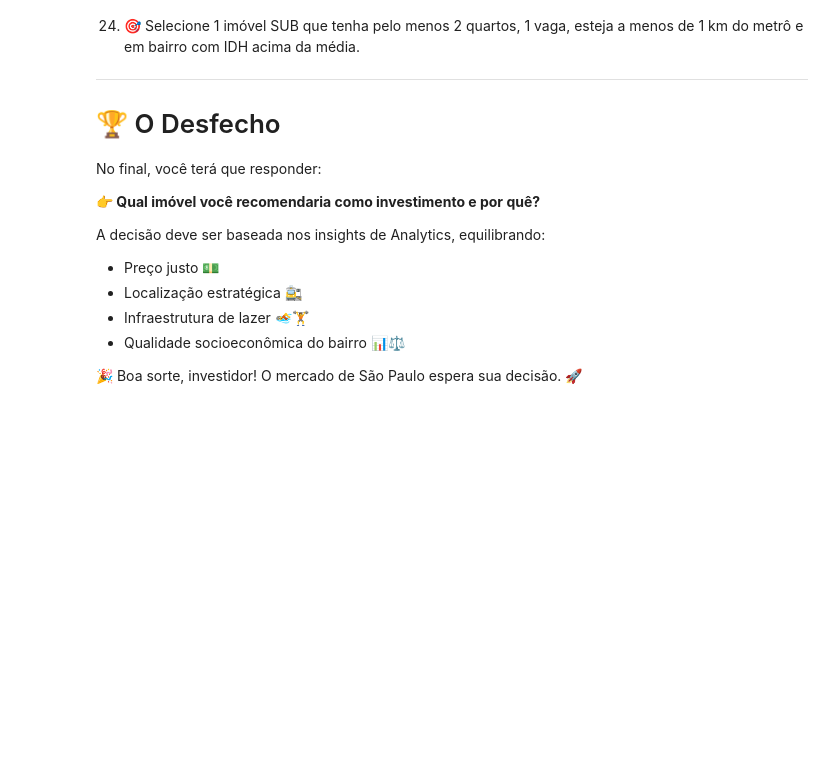
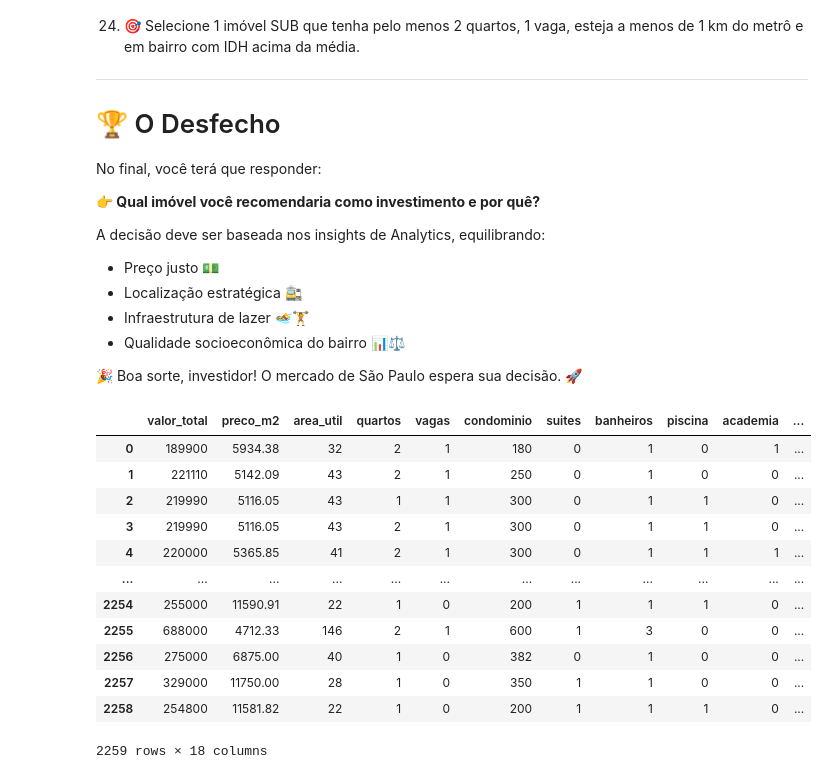
Before and after one commit to daniel-usp/MBA-BIA-USP, a Jupyter notebook: analytics_imóveis_sp_usp.ipynb, the cells around one changed output. Drawn from its saved outputs; the diff is of its cells as text; code cells hidden in the pictures; blank space fills up the shorter version.

```diff
--- a/analytics_imóveis_sp_usp.ipynb
+++ b/analytics_imóveis_sp_usp.ipynb
@@ -101,3 +101,23 @@ A decisão deve ser baseada nos insights de Analytics, equilibrando:
 - Qualidade socioeconômica do bairro 📊⚖️
 
 🎉 Boa sorte, investidor! O mercado de São Paulo espera sua decisão. 🚀
+# %%
+import pandas as pd
+
+tabela = pd.read_excel("dados_imoveis_SP_Aula.xlsx")
+
+tabela
+# %% [output]
+|  | valor_total | preco_m2 | area_util | quartos | vagas | condominio | suites | banheiros | piscina | academia | ... |
+| 0 | 189900 | 5934.38 | 32 | 2 | 1 | 180 | 0 | 1 | 0 | 1 | ... |
+| 1 | 221110 | 5142.09 | 43 | 2 | 1 | 250 | 0 | 1 | 0 | 0 | ... |
+| 2 | 219990 | 5116.05 | 43 | 1 | 1 | 300 | 0 | 1 | 1 | 0 | ... |
+| 3 | 219990 | 5116.05 | 43 | 2 | 1 | 300 | 0 | 1 | 1 | 0 | ... |
+| 4 | 220000 | 5365.85 | 41 | 2 | 1 | 300 | 0 | 1 | 1 | 1 | ... |
+| ... | ... | ... | ... | ... | ... | ... | ... | ... | ... | ... | ... |
+| 2254 | 255000 | 11590.91 | 22 | 1 | 0 | 200 | 1 | 1 | 1 | 0 | ... |
+| 2255 | 688000 | 4712.33 | 146 | 2 | 1 | 600 | 1 | 3 | 0 | 0 | ... |
+| 2256 | 275000 | 6875.00 | 40 | 1 | 0 | 382 | 0 | 1 | 0 | 0 | ... |
+| 2257 | 329000 | 11750.00 | 28 | 1 | 0 | 350 | 1 | 1 | 0 | 0 | ... |
+| 2258 | 254800 | 11581.82 | 22 | 1 | 0 | 200 | 1 | 1 | 1 | 0 | ... |
+2259 rows × 18 columns
```
Also changed, not shown: parts of 1 cell of this notebook.
